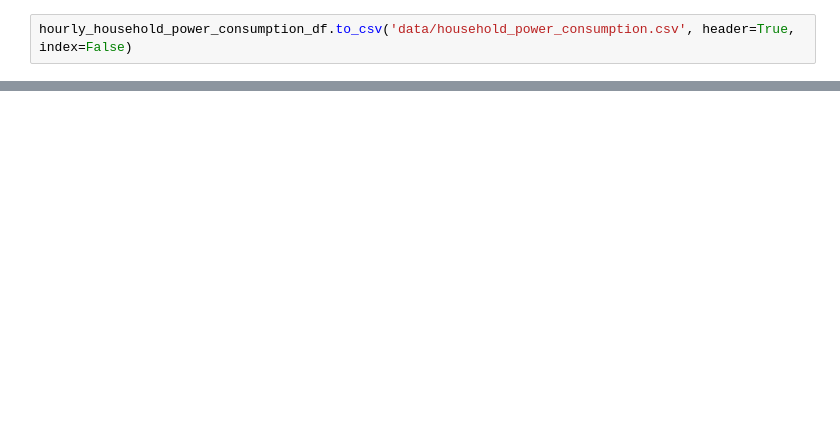
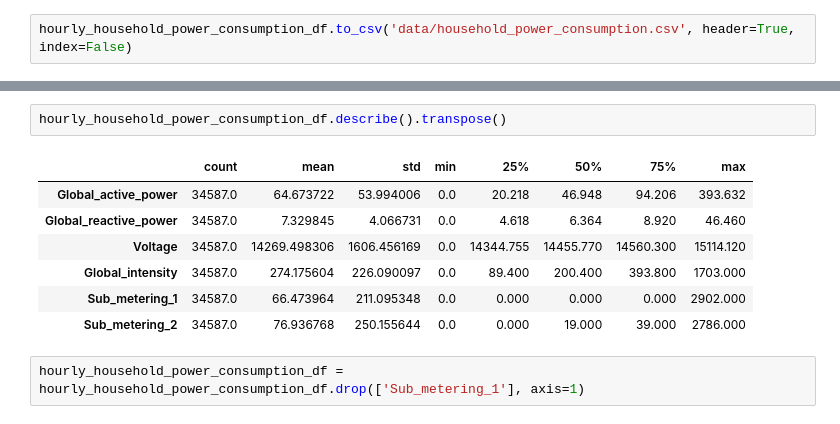
Before and after one commit to luigiselmi/timeseries, a Jupyter notebook: data_preprocessing.ipynb, the cells around one changed output, grey strips where cells are left out. Cells and saved outputs as stored; diff of their text form; blank space fills up the shorter version.

```diff
--- a/data_preprocessing.ipynb
+++ b/data_preprocessing.ipynb
@@ -236,0 +250,12 @@ hourly_household_power_consumption_df.to_csv('data/household_power_consumption.c
+# %%
+hourly_household_power_consumption_df.describe().transpose()
+# %% [output]
+|  | count | mean | std | min | 25% | 50% | 75% | max |
+| Global_active_power | 34587.0 | 64.673722 | 53.994006 | 0.0 | 20.218 | 46.948 | 94.206 | 393.632 |
+| Global_reactive_power | 34587.0 | 7.329845 | 4.066731 | 0.0 | 4.618 | 6.364 | 8.920 | 46.460 |
+| Voltage | 34587.0 | 14269.498306 | 1606.456169 | 0.0 | 14344.755 | 14455.770 | 14560.300 | 15114.120 |
+| Global_intensity | 34587.0 | 274.175604 | 226.090097 | 0.0 | 89.400 | 200.400 | 393.800 | 1703.000 |
+| Sub_metering_1 | 34587.0 | 66.473964 | 211.095348 | 0.0 | 0.000 | 0.000 | 0.000 | 2902.000 |
+| Sub_metering_2 | 34587.0 | 76.936768 | 250.155644 | 0.0 | 0.000 | 19.000 | 39.000 | 2786.000 |
+# %%
+hourly_household_power_consumption_df = hourly_household_power_consumption_df.drop(['Sub_metering_1'], axis=1)
```
Also changed, not shown: parts of 19 cells of this notebook.
